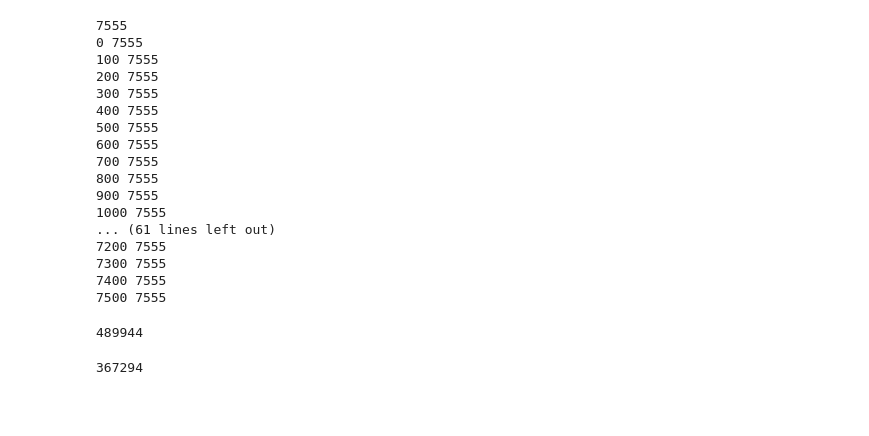
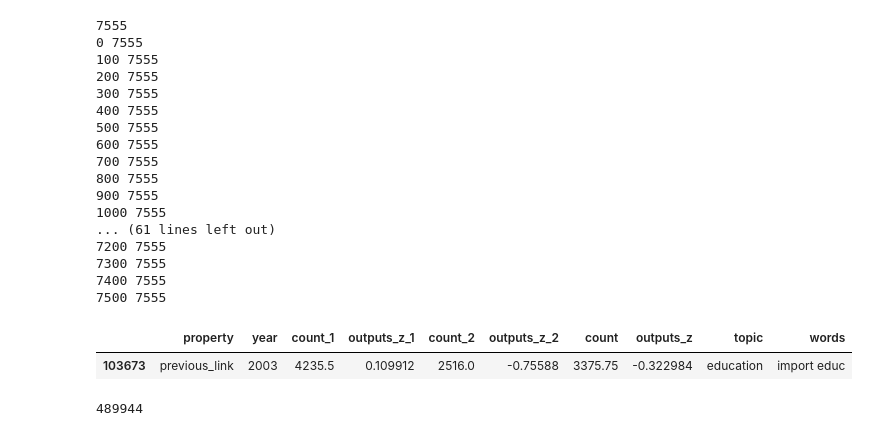
Before and after one commit to AidaRamezani/moralization_temporal, a Jupyter notebook: notebooks/nyt_us_election.ipynb, the cells around one changed output. Saved outputs shown, nothing was run; the diff lists cells and outputs as text; code cells hidden in the pictures; blank space fills up the shorter version.

```diff
--- a/notebooks/nyt_us_election.ipynb
+++ b/notebooks/nyt_us_election.ipynb
@@ -185,6 +195,11 @@ with open(bigram_file) as f:
 # %%
 bi_gram_ts_df['words'] = bi_gram_ts_df['words'].apply(lambda w : w.strip())
 bi_gram_ts_df = bi_gram_ts_df.dropna().reset_index(drop = True)
+# %%
+bi_gram_ts_df.sample() #outputs_z_1: moral score for the first word, outputs_z_2: moral score for the second word, outputs_z: average moral score for the two words
+# %% [output]
+|  | property | year | count_1 | outputs_z_1 | count_2 | outputs_z_2 | count | outputs_z | topic | words |
+| 103673 | previous_link | 2003 | 4235.5 | 0.109912 | 2516.0 | -0.75588 | 3375.75 | -0.322984 | education | import educ |
 # %%
 bigram_category = bi_gram_ts_df.groupby('topic')['words'].apply(list).to_dict()
 small_ts_df = pd.concat((small_ts_df.reset_index(), bi_gram_ts_df[['words','year','property','count','outputs_z']]),ignore_index = True)
@@ -192,8 +207,3 @@ small_ts_df = small_ts_df.dropna().reset_index(drop = True)
 len(small_ts_df)
 # %% [output]
 489944
-# %%
-rest_df = ts_df.loc[~ts_df.words.isin(small_ts_df.words.unique())].reset_index()
-len(rest_df)
-# %% [output]
-367294
```
Also changed, not shown: parts of 48 cells of this notebook, 1 other file.
